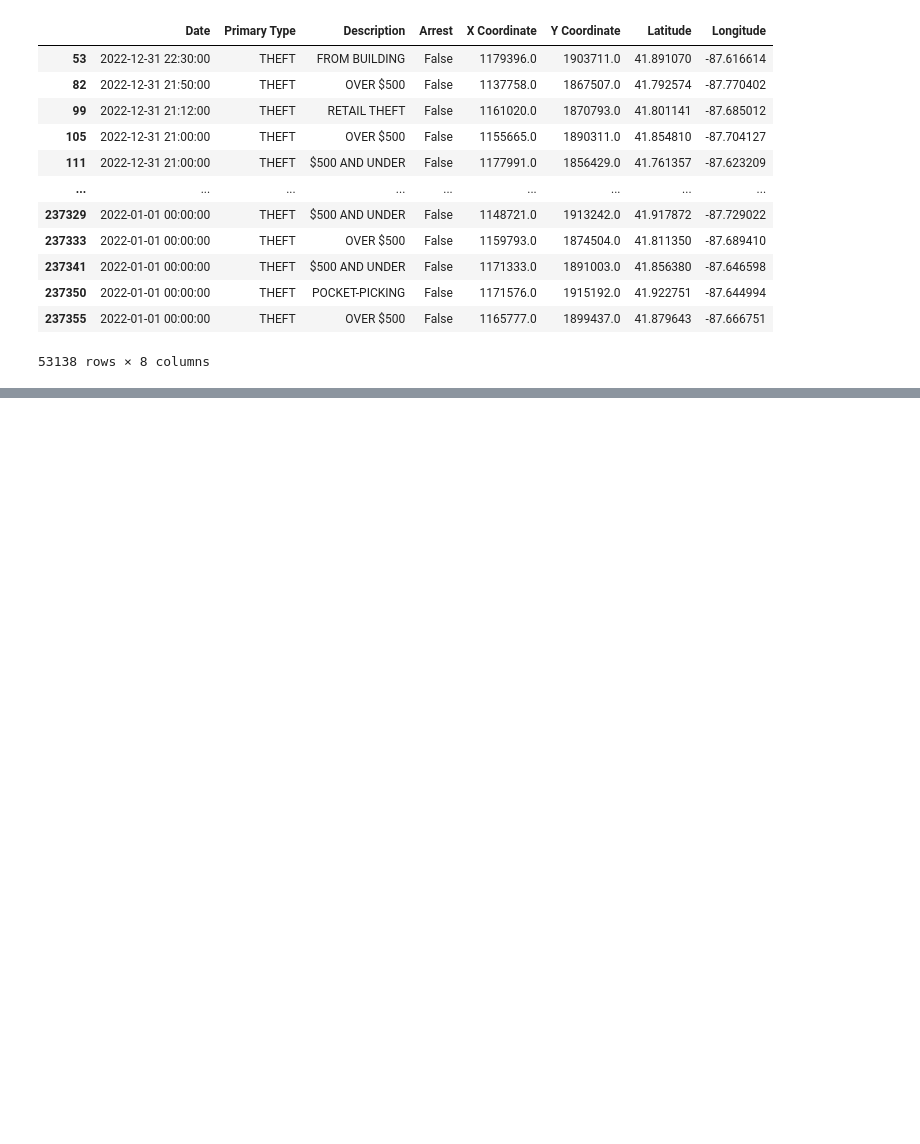
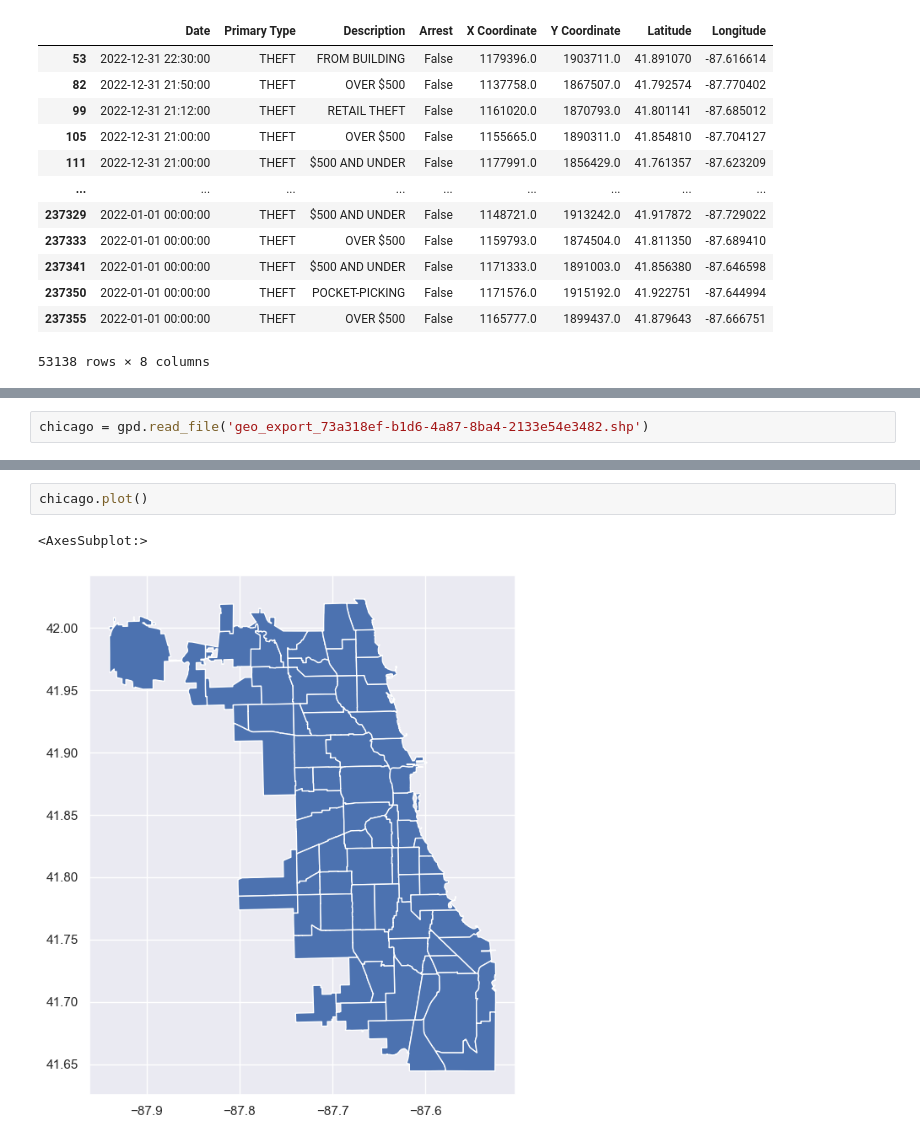
Before and after one commit to AlinZohari/STDM, a Jupyter notebook: chicago.ipynb, the cells around one changed output, grey strips where cells are left out. Saved outputs shown, nothing was run; the diff lists cells and outputs as text; blank space fills up the shorter version.

```diff
--- a/chicago.ipynb
+++ b/chicago.ipynb
@@ -217,0 +407,2 @@ KeyboardInterrupt:
+# %%
+chicago = gpd.read_file('geo_export_73a318ef-b1d6-4a87-8ba4-2133e54e3482.shp')
@@ -217,0 +415,5 @@ KeyboardInterrupt:
+# %%
+chicago.plot()
+# %% [output]
+<AxesSubplot:>
+[figure, added]
```
Also changed, not shown: parts of 20 cells of this notebook, 4 other files.
